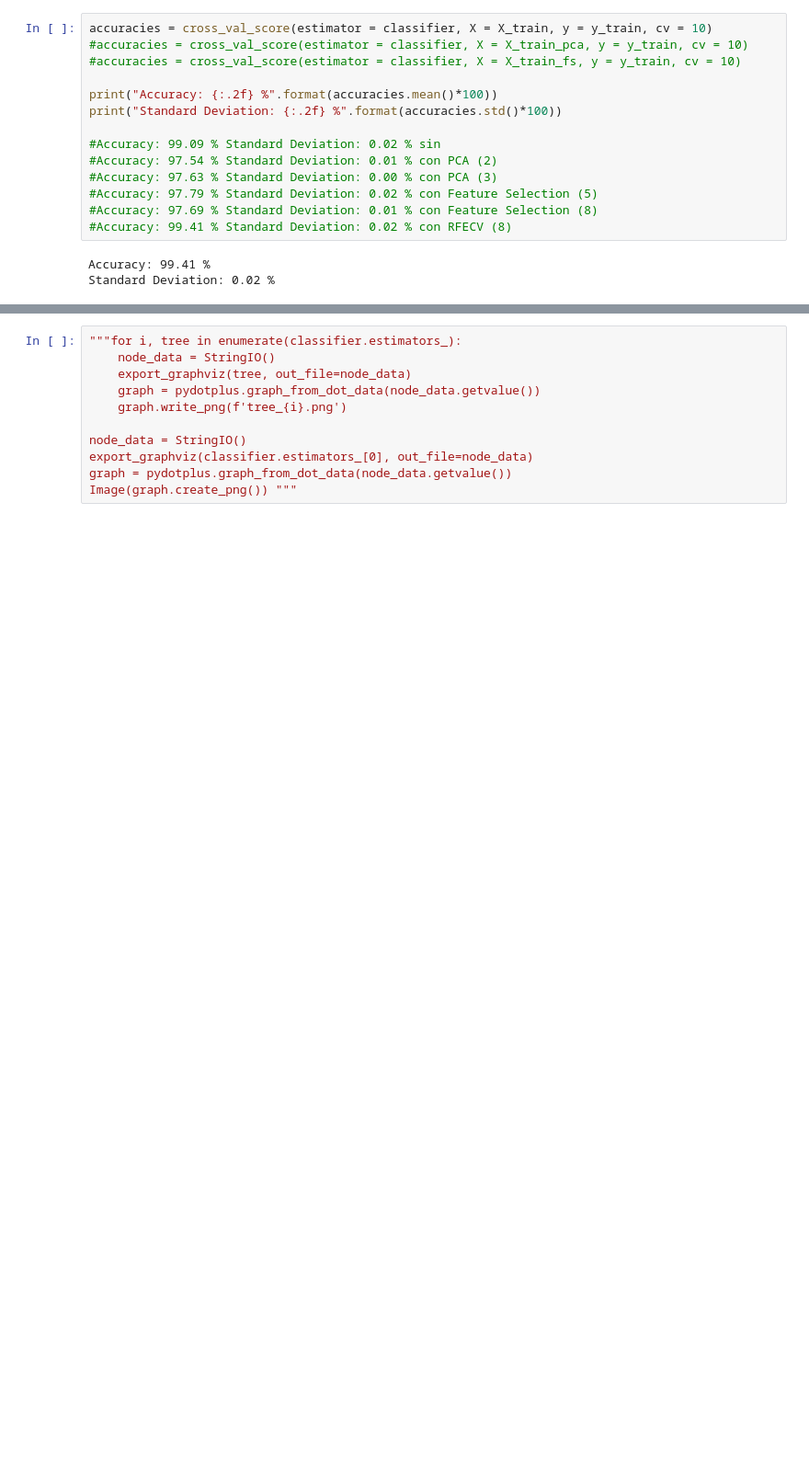
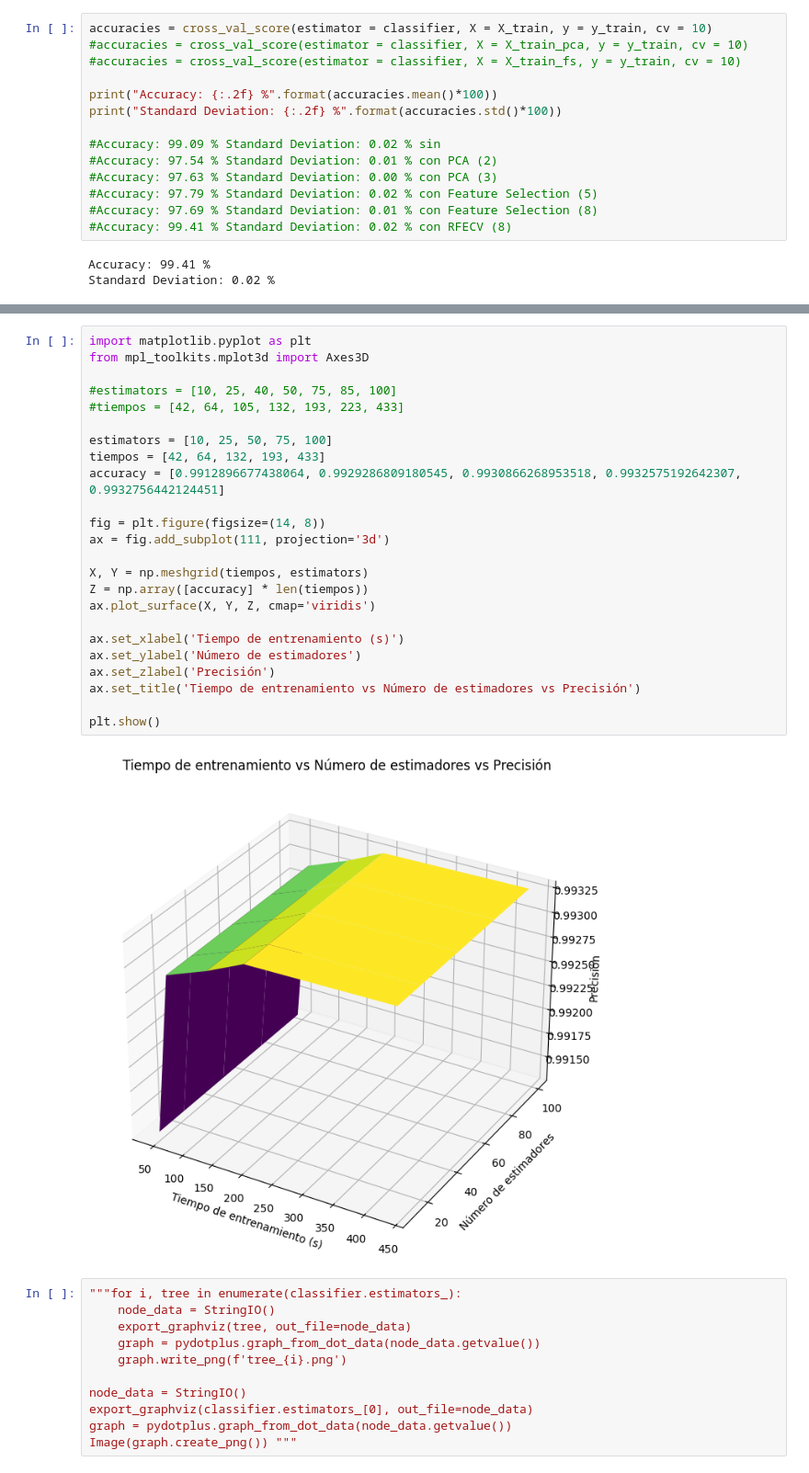
Before and after one commit to PaulaBartolomeMora/TFM, a Jupyter notebook: den2ne/rf.ipynb, the cells around one changed output, grey strips where cells are left out. Shown at 92% size. Cells and saved outputs as stored; diff of their text form; blank space fills up the shorter version.

```diff
--- a/den2ne/rf.ipynb
+++ b/den2ne/rf.ipynb
@@ -268,3 +319,29 @@ Standard Deviation: 0.02 %
+# %%
+import matplotlib.pyplot as plt
+from mpl_toolkits.mplot3d import Axes3D
+
+#estimators = [10, 25, 40, 50, 75, 85, 100]
+#tiempos = [42, 64, 105, 132, 193, 223, 433]
+
+estimators = [10, 25, 50, 75, 100]
+tiempos = [42, 64, 132, 193, 433]
+accuracy = [0.9912896677438064, 0.9929286809180545, 0.9930866268953518, 0.9932575192642307, 0.9932756442124451]
+
+fig = plt.figure(figsize=(14, 8))
+ax = fig.add_subplot(111, projection='3d')
+
+X, Y = np.meshgrid(tiempos, estimators)
+Z = np.array([accuracy] * len(tiempos))
+ax.plot_surface(X, Y, Z, cmap='viridis')
+
+ax.set_xlabel('Tiempo de entrenamiento (s)')
+ax.set_ylabel('Número de estimadores')
+ax.set_zlabel('Precisión')
+ax.set_title('Tiempo de entrenamiento vs Número de estimadores vs Precisión')
+
+plt.show()
+# %% [output]
+[figure, added]
 # %%
 """for i, tree in enumerate(classifier.estimators_):
     node_data = StringIO()
```
Also changed, not shown: parts of 4 cells of this notebook, 9 other files.
